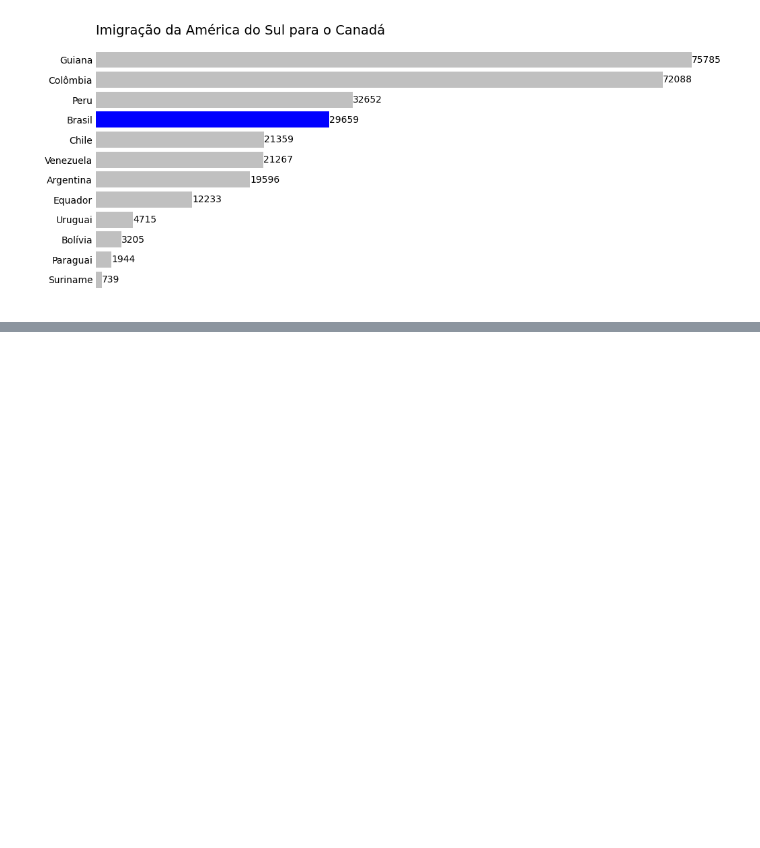
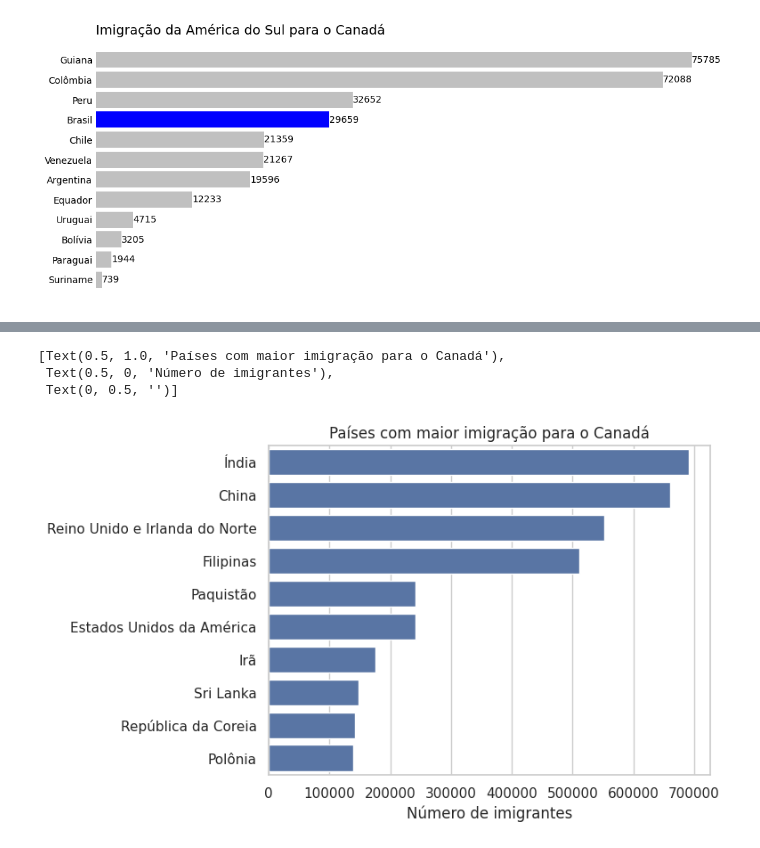
Before and after one commit to hada97/Data_visualization_Imigra-o01, a Jupyter notebook: Data_visualization_Imigração01.ipynb, the cells around one changed output, grey strips where cells are left out. Drawn from its saved outputs; the diff is of its cells as text; code cells hidden in the pictures; blank space fills up the shorter version.

```diff
--- a/Data_visualization_Imigração01.ipynb
+++ b/Data_visualization_Imigração01.ipynb
@@ -324,0 +353,11 @@ plt.show()
+# %%
+ax = sns.barplot(data=top_10, y=top_10.index, x='Total', orient='h')
+ax.set(title='Países com maior imigração para o Canadá', xlabel='Número de imigrantes', ylabel='')
+
+
+plt.show()
+# %% [output]
+[Text(0.5, 1.0, 'Países com maior imigração para o Canadá'),
+ Text(0.5, 0, 'Número de imigrantes'),
+ Text(0, 0.5, '')]
+[figure, added]
```
Also changed, not shown: parts of 5 cells of this notebook.
